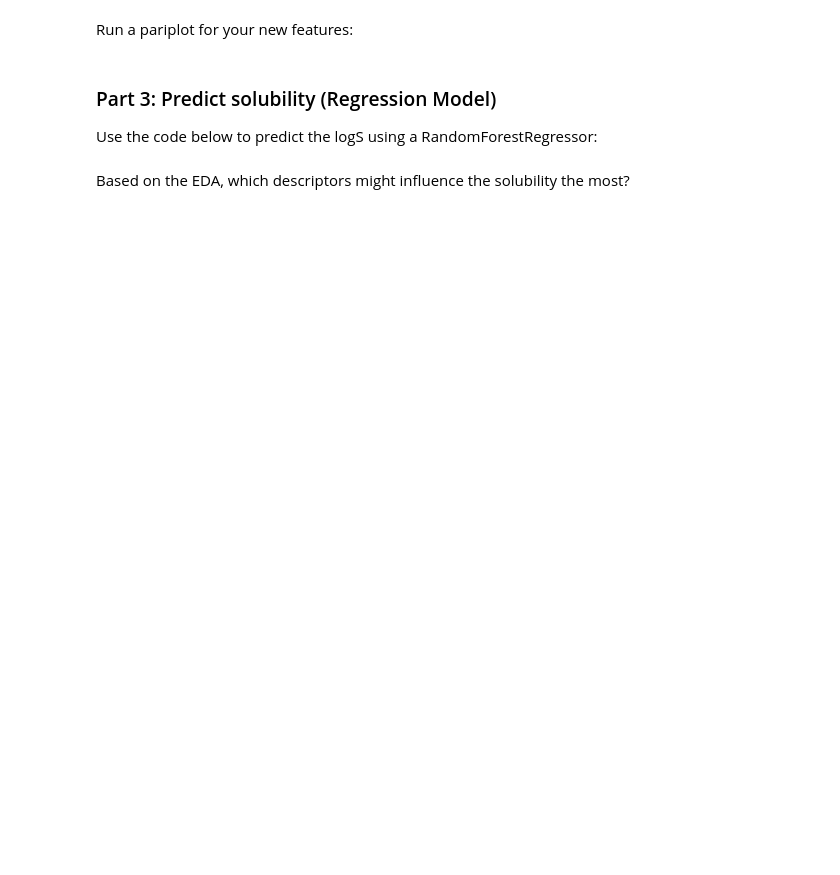
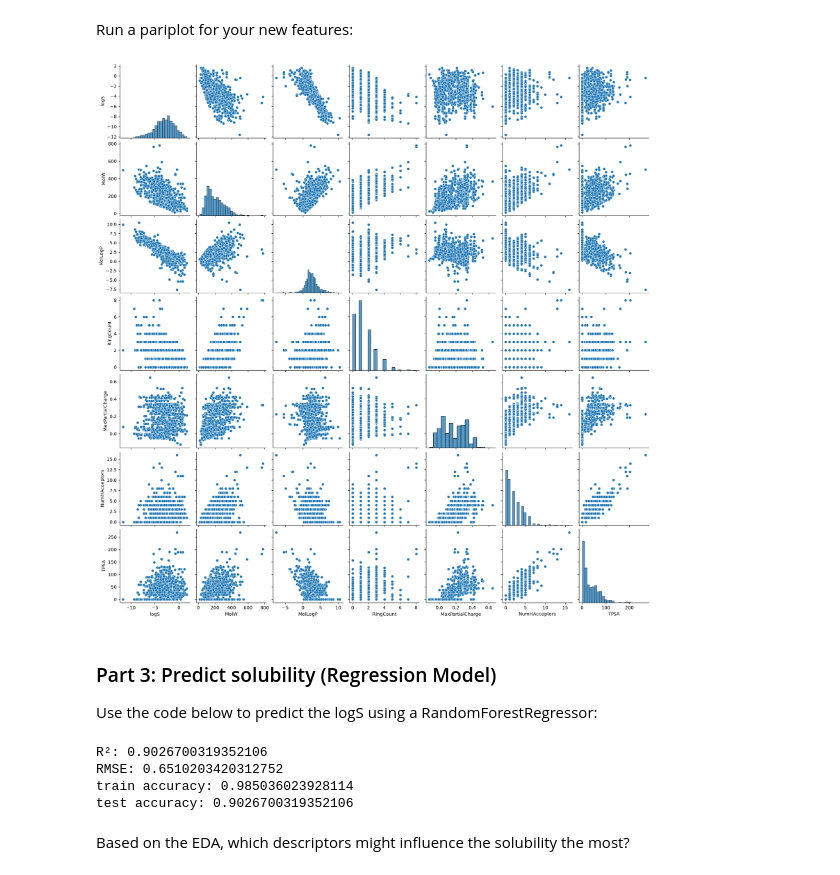
Before and after one commit to chichichi67/ChemicalDataScience103, a Jupyter notebook: lectures/session13/userfolder/materials (CH)/RDKIt_Workshop.ipynb, the cells around one changed output. Drawn from its saved outputs; the diff is of its cells as text; code cells hidden in the pictures; blank space fills up the shorter version.

```diff
--- a/lectures/session13/userfolder/materials (CH)/RDKIt_Workshop.ipynb
+++ b/lectures/session13/userfolder/materials (CH)/RDKIt_Workshop.ipynb
@@ -37,7 +73,7 @@ from rdkit.Chem import Descriptors
 # 1) convert smiles to Mol: mol = Chem.MolFromSmiles(smiles)
 # 2) derive descriptor, e.g. for MolWt: descr = Descriptors.MolWt(mol)
 
-descr_list = ["MolWt", ]
+#descr_list = ["MolWt", ]
 
 def calc_descriptors(smiles):
     mol = Chem.MolFromSmiles(smiles)
@@ -46,4 +82,12 @@ def calc_descriptors(smiles):
 # for descr in descr_list:
 #     df[descr] = df["SMILES"].apply(lambda s: calc_descriptors(s, descr))
 
+df['MolW']=df['SMILES'].apply(lambda s: Descriptors.MolWt(Chem.MolFromSmiles(s)))
+df['MolLogP']=df['SMILES'].apply(lambda s: Descriptors.MolLogP(Chem.MolFromSmiles(s)))
+df['RingCount']=df['SMILES'].apply(lambda s: Descriptors.RingCount(Chem.MolFromSmiles(s)))
+df['MaxPartialCharge']=df['SMILES'].apply(lambda s: Descriptors.MaxPartialCharge(Chem.MolFromSmiles(s)))
+df['NumHAcceptors']=df['SMILES'].apply(lambda s: Descriptors.NumHAcceptors(Chem.MolFromSmiles(s)))
+df['TPSA']=df['SMILES'].apply(lambda s: Descriptors.TPSA(Chem.MolFromSmiles(s)))
+
+
 df.head()
@@ -50,5 +101,10 @@ df.head()
 # %% [markdown]
 Run a pariplot for your new features:
+# %%
+sns.pairplot(df)
+plt.show()
+# %% [output]
+[figure, added]
 # %% [markdown]
 ### Part 3: Predict solubility (Regression Model)
 
@@ -59,7 +115,7 @@ from sklearn.ensemble import RandomForestRegressor
 from sklearn.metrics import r2_score, mean_squared_error
 import numpy as np
 
-X = df.drop(columns=["logS", "Compound ID", "SMILES"], axis=1)
+X = df.drop(columns=["logS", "Compound ID", "SMILES"])
 y = df["logS"]
 
 X_train, X_test, y_train, y_test = train_test_split(X, y, test_size=0.2, random_state=42)
@@ -71,6 +127,11 @@ print("R²:", r2_score(y_test, pred))
 print("RMSE:", np.sqrt(mean_squared_error(y_test, pred)))
 print("train accuracy:", model.score(X_train, y_train))
 print("test accuracy:", model.score(X_test, y_test))
+# %% [output]
+R²: 0.9026700319352106
+RMSE: 0.6510203420312752
+train accuracy: 0.985036023928114
+test accuracy: 0.9026700319352106
 # %% [markdown]
 Based on the EDA, which descriptors might influence the solubility the most?
 # %%
```
Also changed, not shown: parts of 13 cells of this notebook, 8 other files.
